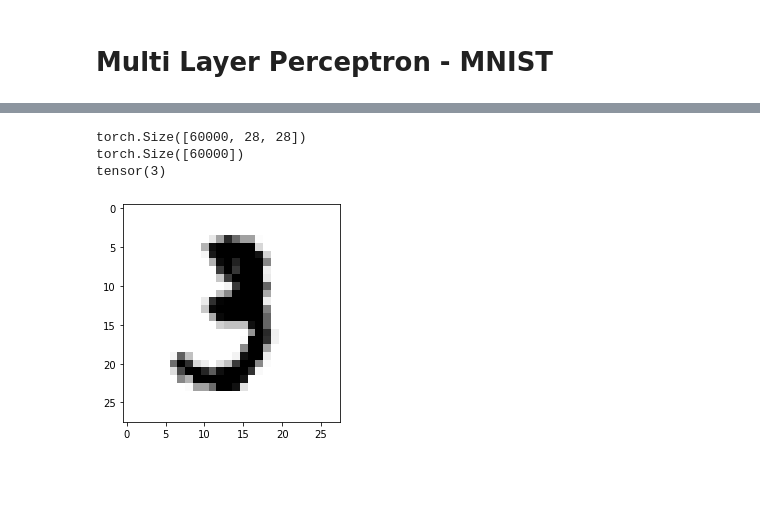
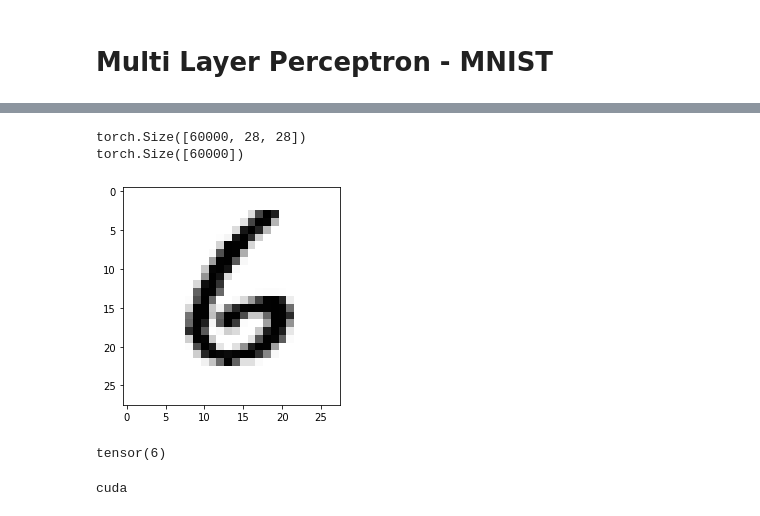
Before and after one commit to DeepnHigh/2023_SWAIcamp, a Jupyter notebook: EAI/day1/1_Perceptron_MLP.ipynb, the cells around one changed output, grey strips where cells are left out. Saved outputs shown, nothing was run; the diff lists cells and outputs as text; code cells hidden in the pictures; blank space fills up the shorter version.

```diff
--- a/EAI/day1/1_Perceptron_MLP.ipynb
+++ b/EAI/day1/1_Perceptron_MLP.ipynb
@@ -25,20 +24,19 @@ mnist = torchvision.datasets.MNIST(root='./data', train=True, download=True)
 # %%
 print(mnist.data.size())
 print(mnist.targets.size())
 
-print(mnist.targets[10])
+num = 6000
+plt.imshow(
+    mnist.data[num],
+    cmap="Greys", interpolation="nearest")
+plt.show()
 
-plt.imshow(
-    mnist.data[10],
-    cmap="Greys",
-    # interpolation="nearest",
-    )
-plt.show()
+print(mnist.targets[num])
 # %% [output]
 torch.Size([60000, 28, 28])
 torch.Size([60000])
-tensor(3)
-[figure, old version]
+[figure, new version]
+tensor(6)
 # %%
 # 관련 패키지 import
 import torch
@@ -50,6 +48,9 @@ import matplotlib.pyplot as plt
 # %%
 # Device configuration, gpu 사용 가능한 경우 device를 gpu로 설정하고 사용 불가능하면 cpu로 설정
 device = torch.device('cuda' if torch.cuda.is_available() else 'cpu')
+print(device)
+# %% [output]
+cuda
 # %%
 # Hyper-parameters
 input_size = 784
```
Also changed, not shown: parts of 8 cells of this notebook, 7 other files.
